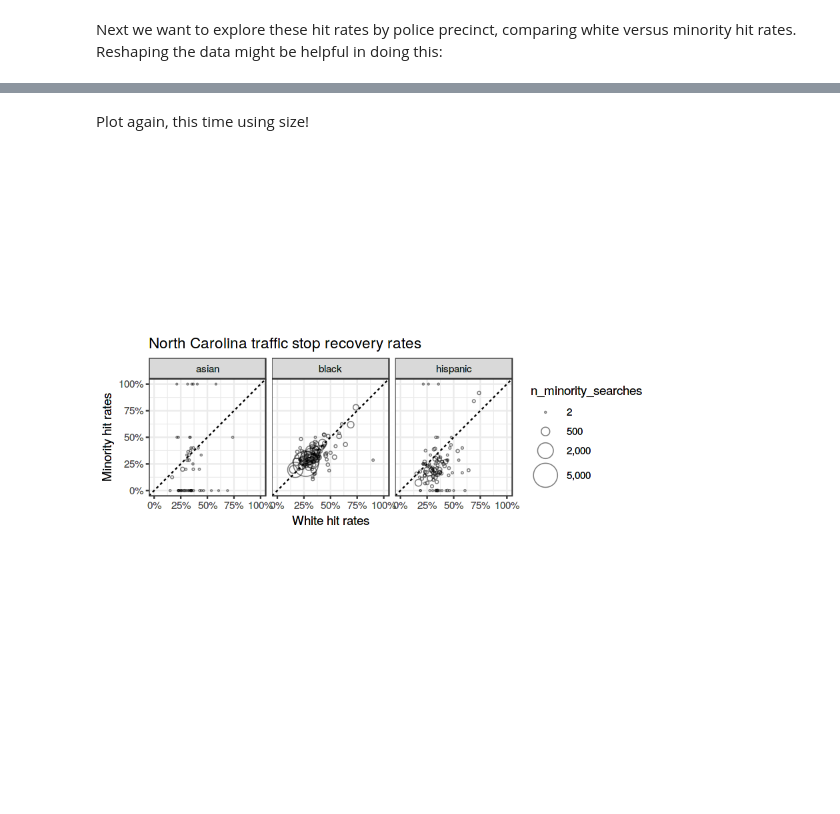
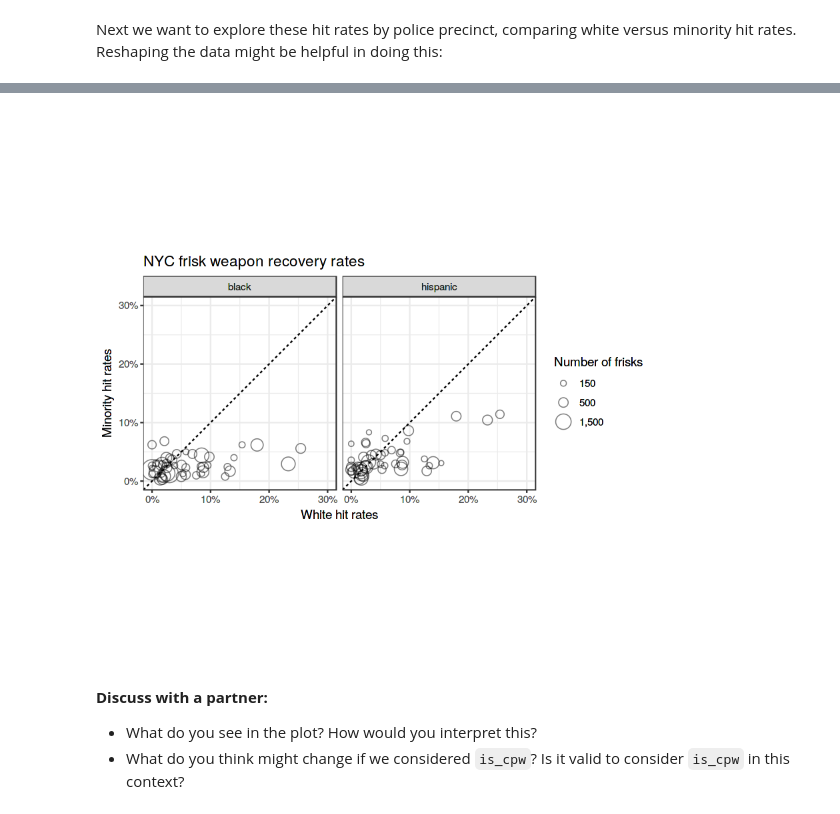
Before and after one commit to stanford-policylab/law-order-algo, a Jupyter notebook: notebooks/discrimination_tests-answers.ipynb, the cells around one changed output, grey strips where cells are left out. Saved outputs shown, nothing was run; the diff lists cells and outputs as text; code cells hidden in the pictures; blank space fills up the shorter version.

```diff
--- a/notebooks/discrimination_tests-answers.ipynb
+++ b/notebooks/discrimination_tests-answers.ipynb
@@ -273,7 +262,7 @@ precinct_hit_rates_by_race <-
   stop_df %>%
   filter(frisked) %>%
   group_by(suspect_race, precinct) %>%
-  summarize(hit_rate = sum(found_weapon) / n())
+  summarize(hit_rate = mean(found_weapon))
 # END solution
 # %% [markdown]
 Next we want to explore these hit rates by police precinct, comparing white versus minority hit rates. Reshaping the data might be helpful in doing this:
@@ -369,24 +292,43 @@ hit_rates <- left_join(
-# %% [markdown]
-Plot again, this time using size!
 # %%
-# Recommend arguments for pretty-ifying your size parameter:
-# ... + scale_size_area(max_size = 10, labels = scales::comma, breaks = c(2, 500, 2000, 5000))
-# WRITE CODE HERE
-# START solution
+# to ensure our visualization isn't biased by precincts with little data,
+# we filter to the precincts that have some minimum number of frisks, MIN_FRISKS,
+# for each race
+MIN_FRISKS <- 20
+
+n_frisks <-
+    stop_df %>%
+    filter(frisked) %>%
+    count(precinct, suspect_race) %>%
+    spread(suspect_race, n) %>%
+    filter(black > MIN_FRISKS, white > MIN_FRISKS, hispanic > MIN_FRISKS) %>%
+    gather(minority_race, n, black, hispanic) %>%
+    mutate(n_frisks = white + n) %>%
+    select(precinct, minority_race, n_frisks)
+
+hit_rates <- inner_join(
+    white_vs_minority_rates,
+    n_frisks,
+    by = c("precinct", "minority_race")
+  )
+
 hit_rates %>%
   ggplot(aes(x = white_rate, y = minority_rate)) +
-  geom_point(aes(size = n_minority_searches), shape = 1, alpha = 0.5) +
+  geom_point(aes(size = n_frisks), shape = 1, alpha = 0.5) +
   geom_abline(linetype = "dashed") +
   facet_grid(cols = vars(minority_race)) +
   coord_fixed() +
-  scale_x_continuous(limits = c(0, 1), labels = scales::percent) +
-  scale_y_continuous(limits = c(0, 1), labels = scales::percent) +
-  scale_size_area(max_size = 10, labels = scales::comma, breaks = c(2, 500, 2000, 5000)) +
+  scale_x_continuous(limits = c(0, 0.3), labels = scales::percent) +
+  scale_y_continuous(limits = c(0, 0.3), labels = scales::percent) +
+  scale_size_area(max_size = 8, labels = scales::comma, breaks = c(150, 500, 1500)) +
   labs(
     x = "White hit rates",
     y = "Minority hit rates",
-    title = "North Carolina traffic stop recovery rates"
+    size = "Number of frisks",
+    title = "NYC frisk weapon recovery rates"
   )
-# END solution
 # %% [output]
-[figure, old version]
+[figure, new version]
+# %% [markdown]
+**Discuss with a partner:**
+* What do you see in the plot? How would you interpret this?
+* What do you think might change if we considered `is_cpw`? Is it valid to consider `is_cpw` in this context?
```
Also changed, not shown: parts of 13 cells of this notebook.
